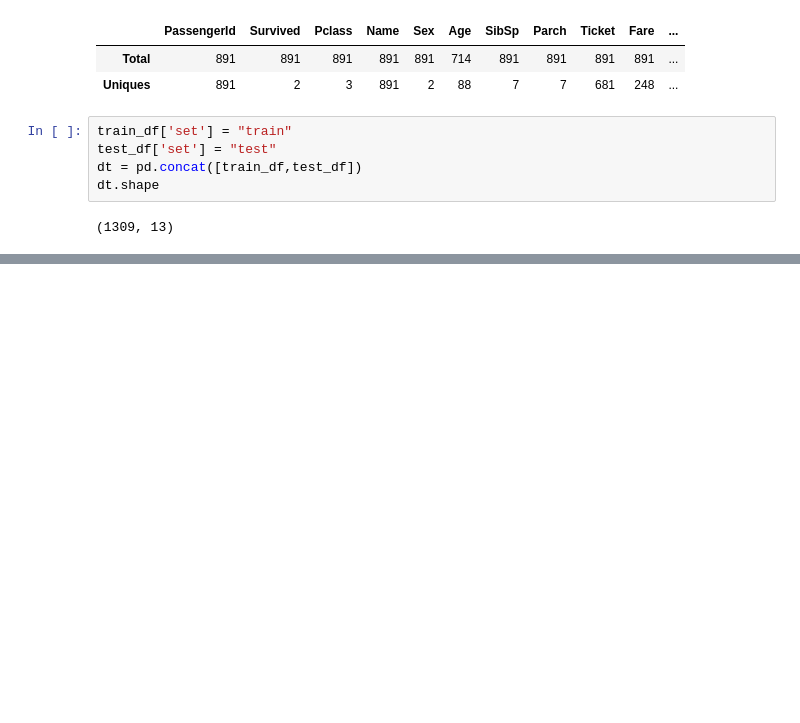
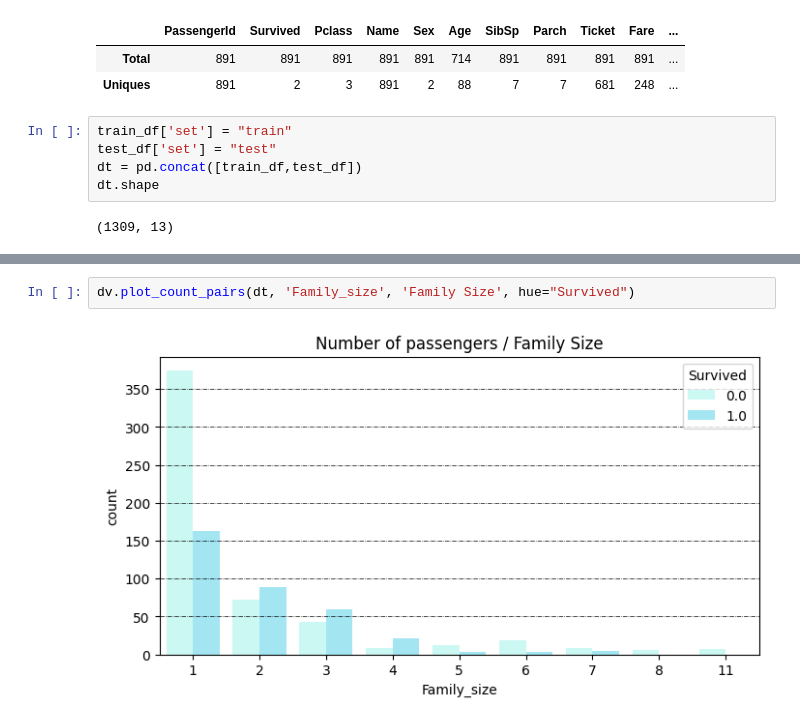
Before and after one commit to Hajoura91coding/Kaggle_course_notebook_mastering, a Jupyter notebook: notebook-mastering.ipynb, the cells around one changed output, grey strips where cells are left out. Drawn from its saved outputs; the diff is of its cells as text; blank space fills up the shorter version.

```diff
--- a/notebook-mastering.ipynb
+++ b/notebook-mastering.ipynb
@@ -170,0 +179,4 @@ dv.plot_distribution_pairs(dt, 'Age', 'title', hue="Survived")
+# %%
+dv.plot_count_pairs(dt, 'Family_size', 'Family Size', hue="Survived")
+# %% [output]
+[figure, added]
```
Also changed, not shown: parts of 29 cells of this notebook.
